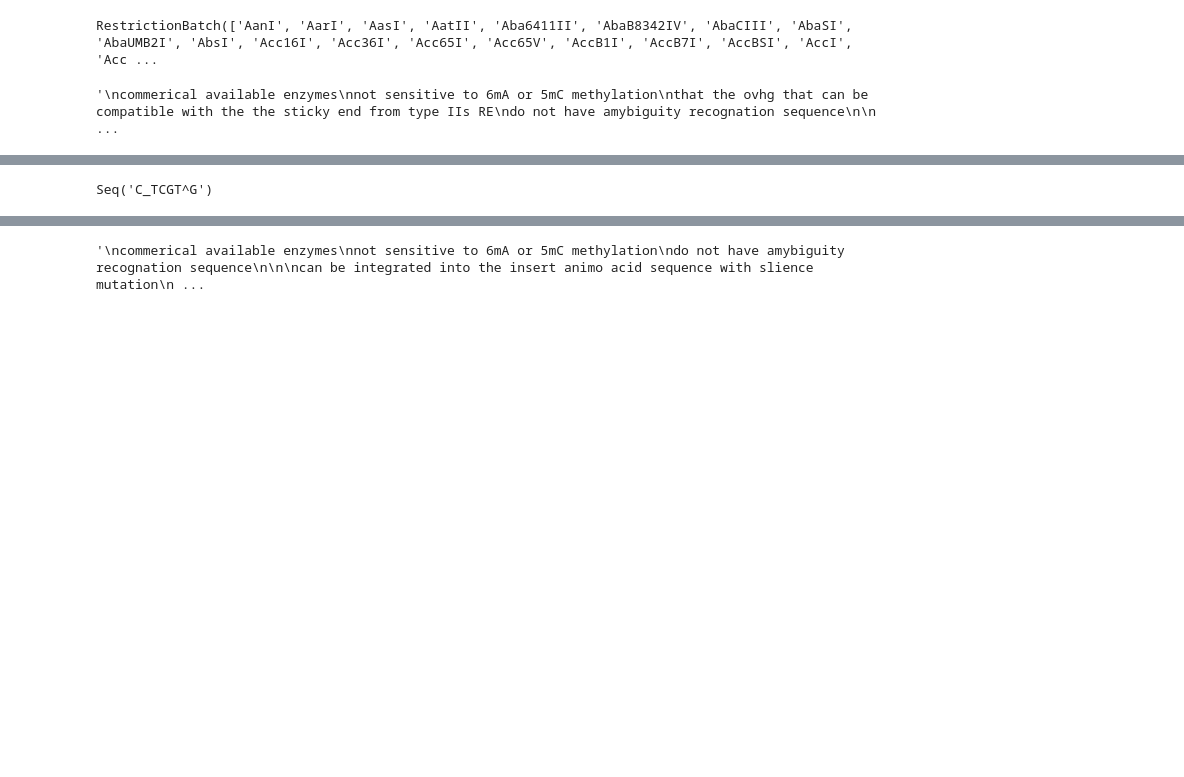
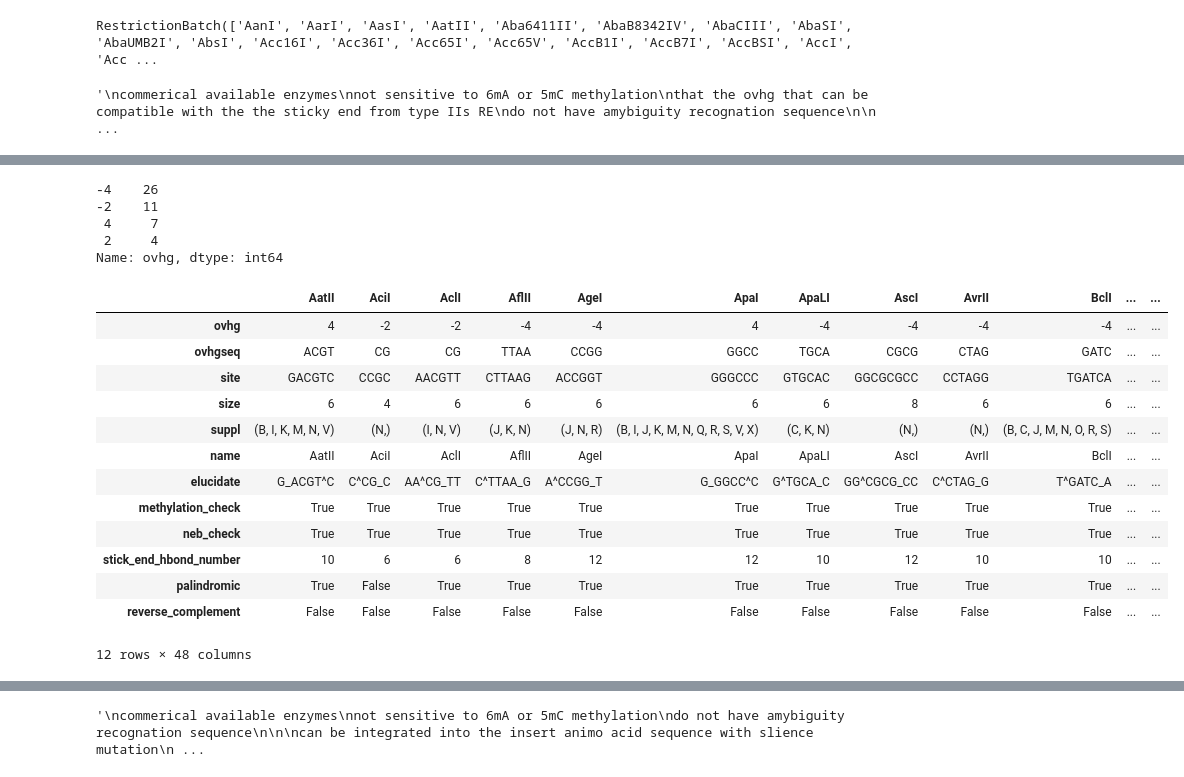
Before and after one commit to Wenzhao-protein/clone_repeat_protein, a Jupyter notebook: utils/get_re_sites.ipynb, the cells around one changed output, grey strips where cells are left out. Cells and saved outputs as stored; diff of their text form; code cells hidden in the pictures; blank space fills up the shorter version.

Commit message:
update hurdler check, wait to assemble the re finding part

```diff
--- a/utils/get_re_sites.ipynb
+++ b/utils/get_re_sites.ipynb
@@ -161,2 +106,38 @@ df.index = df['name']
 # %%
-df
+df = pd.DataFrame(rest_dict).T
+df = df[['ovhg', 'ovhgseq', 'site', 'size', 'suppl']]
+
+df_neb = pd.read_csv('./output/neb_buffer_activity_cleaned.csv')
+neb_name_list =  df_neb['enzyme'].unique().tolist()
+
+df['name'] = df.index
+df['elucidate'] = df.apply(lambda row: getattr(Bio.Restriction, row['name']).elucidate(), axis=1)
+
+#df = df[
+#        (df['suppl'].str.len() > 0) &
+#        (df.elucidate.str.match('^[ATCG^_]+$')) &
+#        (df.ovhg != 0)
+#        ]
+
+# Group and merge rows
+#df = df.groupby(['ovhgseq', 'ovhg', 'site'], as_index=False).apply(merge_group).reset_index(drop=True)
+
+# Simplify 'name' and set index
+#df['isoschizomers'] = df['name']
+#df['name'] = df['isoschizomers'].apply(lambda x: next((e for e in sorted(x.split("__")) if "N" in getattr(Bio.Restriction, e).suppl), x.split("__")[0]))
+#df['name'] = df['isoschizomers'].apply(lambda x: next((e for e in sorted(x.split("__")) if e in neb_name_list), x.split("__")[0]))
+#df.set_index('name', inplace=True)
+
+df['methylation_check'] = df['name'].apply(methylation_check)
+df['neb_check'] = df['name'].apply(neb_check)
+
+df['stick_end_hbond_number'] = df['ovhgseq'].apply(lambda x: count_sticky_end_hbond(x))
+df['palindromic'] = df['site'].apply(lambda seq: seq == str(Seq(seq).reverse_complement()))
+
+df = df[
+        (df['suppl'].str.len() > 0) &
+        (df.elucidate.str.match('^[ATCG^_]+$')) &
+        (df.ovhg != 0) &
+        (df['methylation_check'] == True) &
+        (df['neb_check'] == True)
+        ]
@@ -188,4 +178,29 @@ non_pal['elucidate'] = non_pal['elucidate'].apply(lambda x: str(Seq(x).reverse_c
 df['reverse_complement'] = df.apply(lambda x: False, axis=1)
 non_pal['reverse_complement'] = non_pal.apply(lambda x: True, axis=1)
 df = pd.concat([df, non_pal])
+# %%
+df.ovhg.value_counts()
+# %% [output]
+-4    26
+-2    11
+ 4     7
+ 2     4
+Name: ovhg, dtype: int64
+# %%
+df.T
+# %% [output]
+|  | AatII | AciI | AclI | AflII | AgeI | ApaI | ApaLI | AscI | AvrII | BclI | ... | ... |
+| ovhg | 4 | -2 | -2 | -4 | -4 | 4 | -4 | -4 | -4 | -4 | ... | ... |
+| ovhgseq | ACGT | CG | CG | TTAA | CCGG | GGCC | TGCA | CGCG | CTAG | GATC | ... | ... |
+| site | GACGTC | CCGC | AACGTT | CTTAAG | ACCGGT | GGGCCC | GTGCAC | GGCGCGCC | CCTAGG | TGATCA | ... | ... |
+| size | 6 | 4 | 6 | 6 | 6 | 6 | 6 | 8 | 6 | 6 | ... | ... |
+| suppl | (B, I, K, M, N, V) | (N,) | (I, N, V) | (J, K, N) | (J, N, R) | (B, I, J, K, M, N, Q, R, S, V, X) | (C, K, N) | (N,) | (N,) | (B, C, J, M, N, O, R, S) | ... | ... |
+| name | AatII | AciI | AclI | AflII | AgeI | ApaI | ApaLI | AscI | AvrII | BclI | ... | ... |
+| elucidate | G_ACGT^C | C^CG_C | AA^CG_TT | C^TTAA_G | A^CCGG_T | G_GGCC^C | G^TGCA_C | GG^CGCG_CC | C^CTAG_G | T^GATC_A | ... | ... |
+| methylation_check | True | True | True | True | True | True | True | True | True | True | ... | ... |
+| neb_check | True | True | True | True | True | True | True | True | True | True | ... | ... |
+| stick_end_hbond_number | 10 | 6 | 6 | 8 | 12 | 12 | 10 | 12 | 10 | 10 | ... | ... |
+| palindromic | True | False | True | True | True | True | True | True | True | True | ... | ... |
+| reverse_complement | False | False | False | False | False | False | False | False | False | False | ... | ... |
+12 rows × 48 columns
 # %%
@@ -195,4 +209,0 @@ df = pd.read_csv('../utils/output/restriction_enzyme.csv')
-# %%
-Seq('C^ACGA_G').reverse_complement()
-# %% [output]
-Seq('C_TCGT^G')
```
Also changed, not shown: parts of 42 cells of this notebook, 19 other files.
